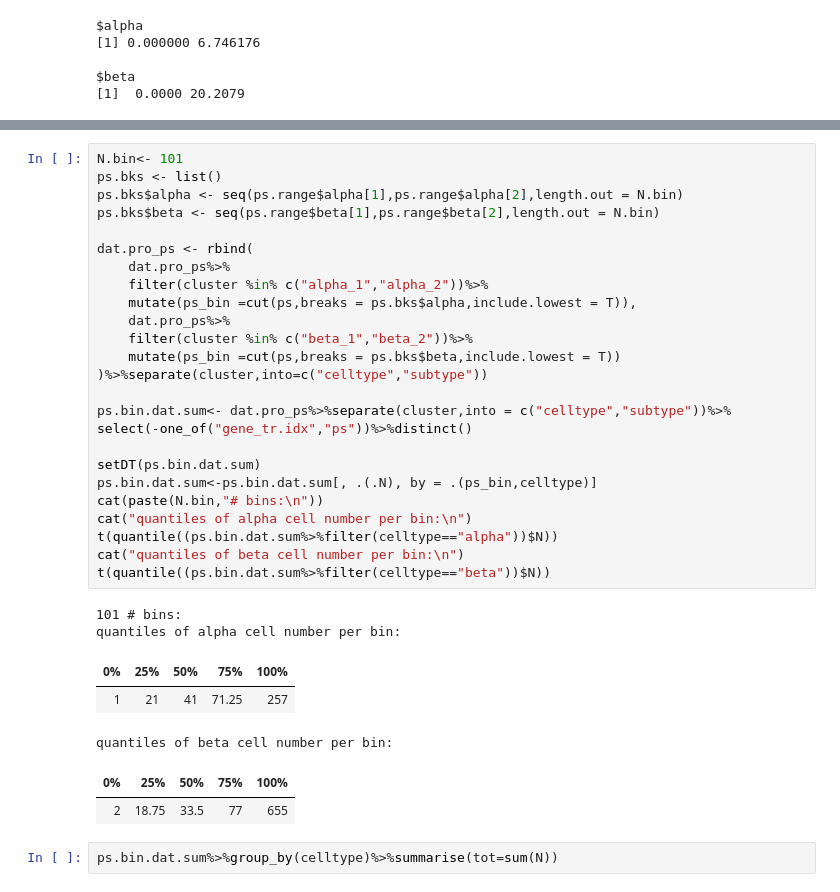
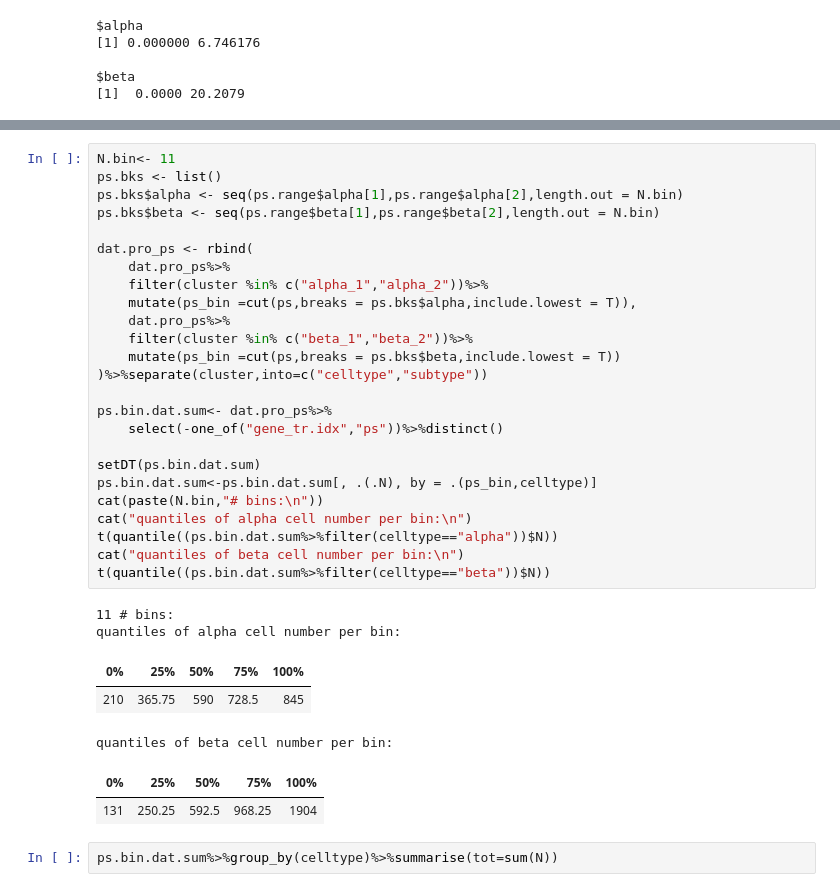
Before and after one commit to biomystery/islet_figs_motifs, a Jupyter notebook: multiple_promoter_transcript_level/Dynamical_chisq_test.ipynb, the cells around one changed output, grey strips where cells are left out. Cells and saved outputs as stored; diff of their text form.

```diff
--- a/multiple_promoter_transcript_level/Dynamical_chisq_test.ipynb
+++ b/multiple_promoter_transcript_level/Dynamical_chisq_test.ipynb
@@ -39,36 +49,36 @@ $beta
 # %%
-N.bin<- 101
+N.bin<- 11
 ps.bks <- list()
 ps.bks$alpha <- seq(ps.range$alpha[1],ps.range$alpha[2],length.out = N.bin)
 ps.bks$beta <- seq(ps.range$beta[1],ps.range$beta[2],length.out = N.bin)
 
 dat.pro_ps <- rbind(
     dat.pro_ps%>%
     filter(cluster %in% c("alpha_1","alpha_2"))%>%
     mutate(ps_bin =cut(ps,breaks = ps.bks$alpha,include.lowest = T)),
     dat.pro_ps%>%
     filter(cluster %in% c("beta_1","beta_2"))%>%
     mutate(ps_bin =cut(ps,breaks = ps.bks$beta,include.lowest = T))
 )%>%separate(cluster,into=c("celltype","subtype"))
 
-ps.bin.dat.sum<- dat.pro_ps%>%separate(cluster,into = c("celltype","subtype"))%>%
-select(-one_of("gene_tr.idx","ps"))%>%distinct()
+ps.bin.dat.sum<- dat.pro_ps%>%
+    select(-one_of("gene_tr.idx","ps"))%>%distinct()
 
 setDT(ps.bin.dat.sum)
 ps.bin.dat.sum<-ps.bin.dat.sum[, .(.N), by = .(ps_bin,celltype)]
 cat(paste(N.bin,"# bins:\n"))
 cat("quantiles of alpha cell number per bin:\n")
 t(quantile((ps.bin.dat.sum%>%filter(celltype=="alpha"))$N))
 cat("quantiles of beta cell number per bin:\n")
 t(quantile((ps.bin.dat.sum%>%filter(celltype=="beta"))$N))
 # %% [output]
-101 # bins:
+11 # bins:
 quantiles of alpha cell number per bin:
 | 0% | 25% | 50% | 75% | 100% |
-| 1 | 21 | 41 | 71.25 | 257 |
+| 210 | 365.75 | 590 | 728.5 | 845 |
 quantiles of beta cell number per bin:
 | 0% | 25% | 50% | 75% | 100% |
-| 2 | 18.75 | 33.5 | 77 | 655 |
+| 131 | 250.25 | 592.5 | 968.25 | 1904 |
 # %%
 ps.bin.dat.sum%>%group_by(celltype)%>%summarise(tot=sum(N))
 # %% [output]
```
Also changed, not shown: parts of 18 cells of this notebook.
